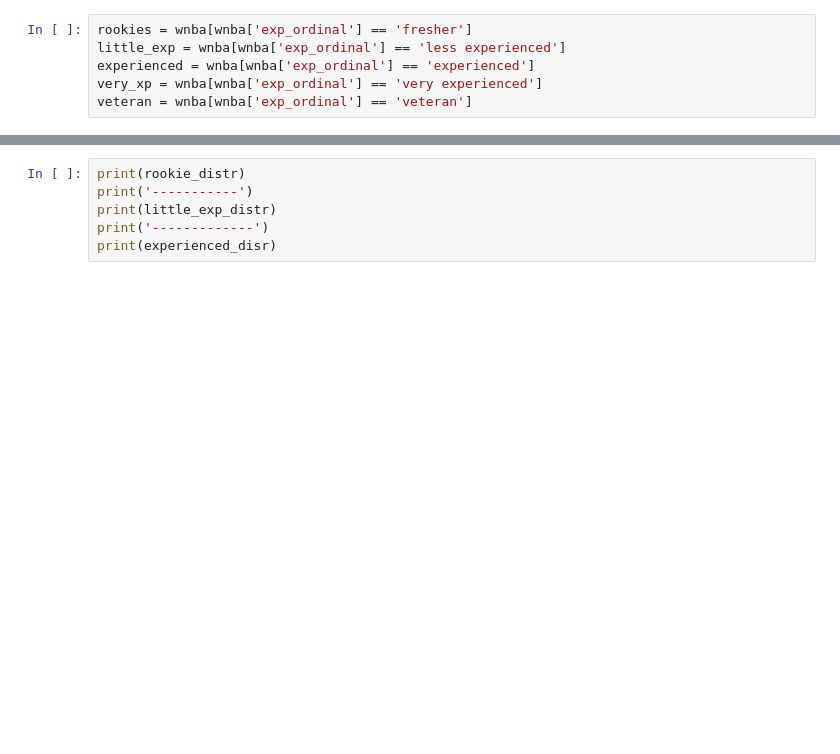
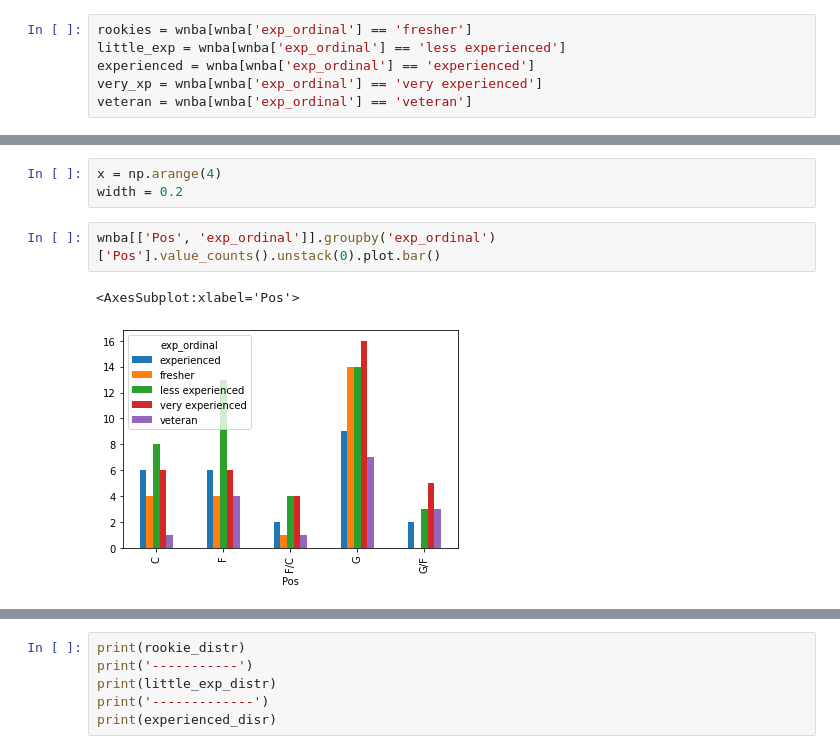
Before and after one commit to vaibhavj07/Data-Science, a Jupyter notebook: Machine Learning/stats_3_with_visualisation.ipynb, the cells around one changed output, grey strips where cells are left out. Saved outputs shown, nothing was run; the diff lists cells and outputs as text; blank space fills up the shorter version.

```diff
--- a/Machine Learning/stats_3_with_visualisation.ipynb
+++ b/Machine Learning/stats_3_with_visualisation.ipynb
@@ -503,0 +546,8 @@ veteran_distr = veteran['Pos'].value_counts()
+# %%
+x = np.arange(4)
+width = 0.2
+# %%
+wnba[['Pos', 'exp_ordinal']].groupby('exp_ordinal')['Pos'].value_counts().unstack(0).plot.bar()
+# %% [output]
+<AxesSubplot:xlabel='Pos'>
+[figure, added]
```
Also changed, not shown: parts of 14 cells of this notebook, 6 other files.
